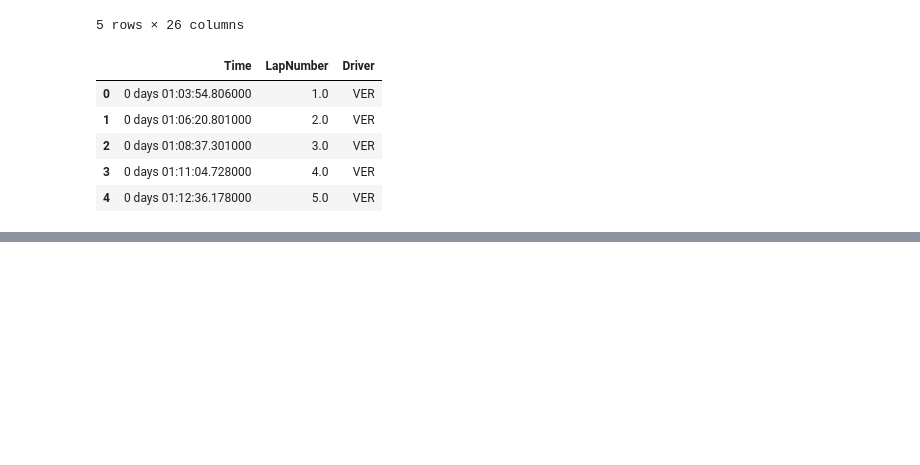
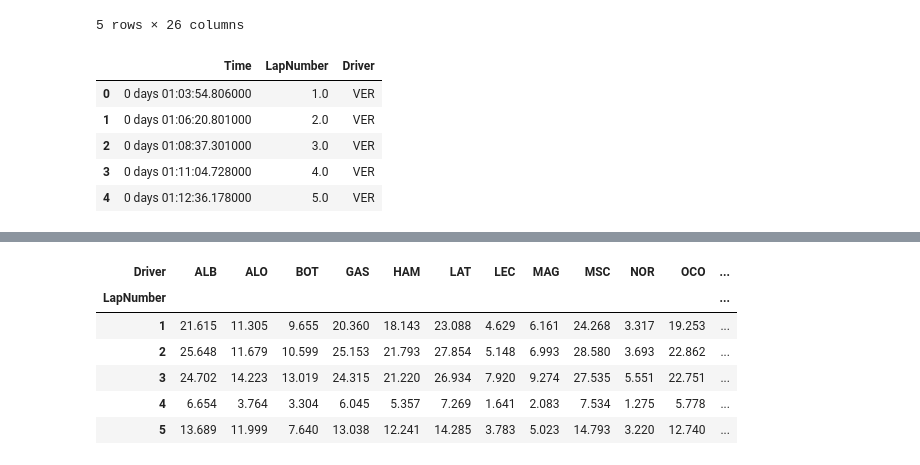
Before and after one commit to GuillaumeArp/Jedha_F1_Project, a Jupyter notebook: Berenger/berenger.ipynb, the cells around one changed output, grey strips where cells are left out. Drawn from its saved outputs; the diff is of its cells as text; code cells hidden in the pictures; blank space fills up the shorter version.

```diff
--- a/Berenger/berenger.ipynb
+++ b/Berenger/berenger.ipynb
@@ -204,0 +157,14 @@ See the caveats in the documentation: https://pandas.pydata.org/pandas-docs/stab
+# %%
+import re
+#Convert Time to seconds
+def time_to_seconds(string):
+    array = re.findall(r'[0-9]+', str(string))
+    array = array[1:]
+    array[0] = int(array[0]) * 3600
+    array[1] = int(array[1]) * 60
+    array = float(str(array[0] + array[1] + int(array[2])) + "." + array[3])
+
+    return array
+
+df["Time"] = df["Time"].apply(time_to_seconds)
+df.head()
@@ -238,0 +196,5 @@ df
+# %%
+df["LapNumber"] = df["LapNumber"].astype(int)
+LapNumber = max(df["LapNumber"])
+# %%
+df = df[df["LapNumber"] != 0]
@@ -238,0 +217,12 @@ df
+# %%
+new_df = pd.DataFrame()
+for i in range (1, LapNumber):
+    df_i = df[df["LapNumber"] == i]
+    minimum = min(df_i["Time"])
+    df_i["Time_Diff"] = df_i["Time"] - minimum
+    df_i.sort_values(by=['Time'])
+    new_df = pd.concat([new_df, df_i])
+
+new_df = new_df[["LapNumber", "Driver", "Time_Diff"]]
+# new_df = new_df.set_index('LapNumber')
+new_df.head(5)
@@ -246,0 +248,11 @@ See the caveats in the documentation: https://pandas.pydata.org/pandas-docs/stab
+# %%
+new_df2 = new_df.pivot_table(values='Time_Diff', index=df.LapNumber, columns=df.Driver)
+new_df2.head()
+# %% [output]
+| Driver | ALB | ALO | BOT | GAS | HAM | LAT | LEC | MAG | MSC | NOR | OCO | ... |
+| LapNumber |  |  |  |  |  |  |  |  |  |  |  | ... |
+| 1 | 21.615 | 11.305 | 9.655 | 20.360 | 18.143 | 23.088 | 4.629 | 6.161 | 24.268 | 3.317 | 19.253 | ... |
+| 2 | 25.648 | 11.679 | 10.599 | 25.153 | 21.793 | 27.854 | 5.148 | 6.993 | 28.580 | 3.693 | 22.862 | ... |
+| 3 | 24.702 | 14.223 | 13.019 | 24.315 | 21.220 | 26.934 | 7.920 | 9.274 | 27.535 | 5.551 | 22.751 | ... |
+| 4 | 6.654 | 3.764 | 3.304 | 6.045 | 5.357 | 7.269 | 1.641 | 2.083 | 7.534 | 1.275 | 5.778 | ... |
+| 5 | 13.689 | 11.999 | 7.640 | 13.038 | 12.241 | 14.285 | 3.783 | 5.023 | 14.793 | 3.220 | 12.740 | ... |
```
Also changed, not shown: parts of 12 cells of this notebook, 1 other file.
